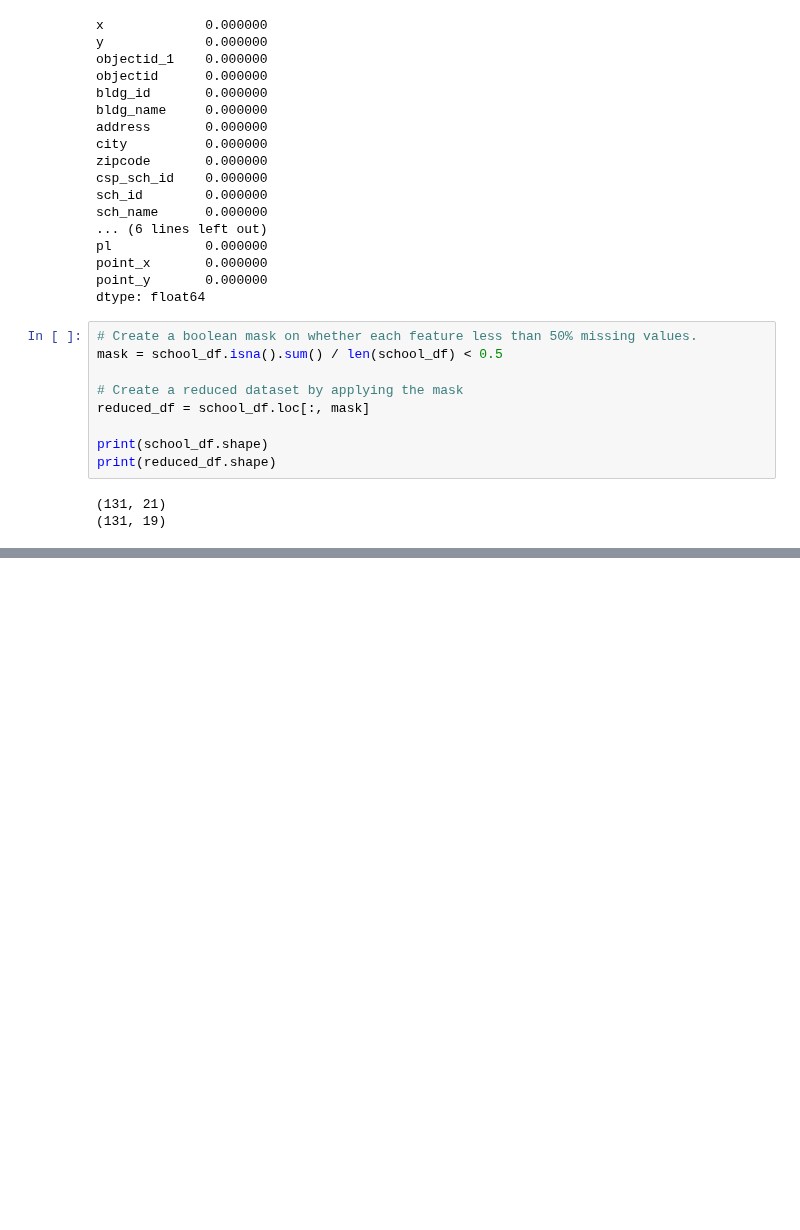
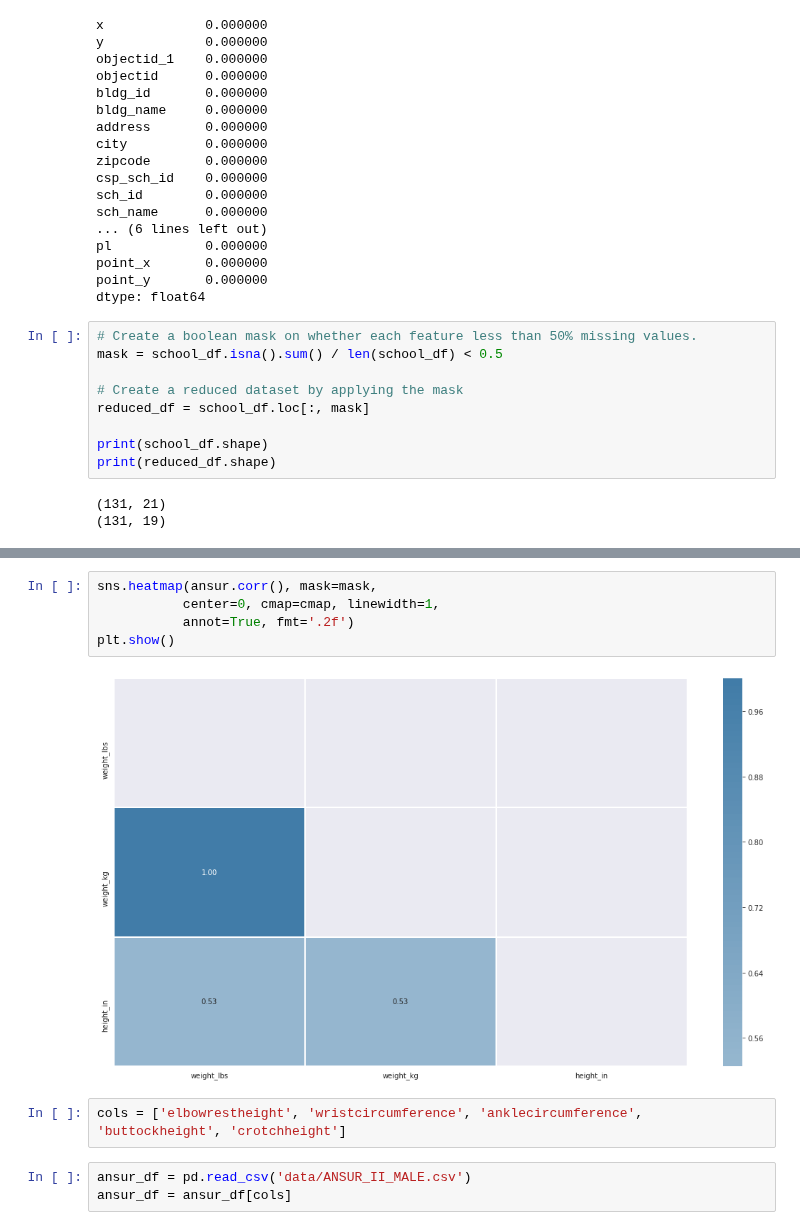
Before and after one commit to MikSm1th/datacamp_notes, a Jupyter notebook: dimension_reduction/2_Feature_selection_1.ipynb, the cells around one changed output, grey strips where cells are left out. Saved outputs shown, nothing was run; the diff lists cells and outputs as text; blank space fills up the shorter version.

```diff
--- a/dimension_reduction/2_Feature_selection_1.ipynb
+++ b/dimension_reduction/2_Feature_selection_1.ipynb
@@ -329,0 +379,12 @@ print(reduced_df.shape)
+# %%
+sns.heatmap(ansur.corr(), mask=mask,
+           center=0, cmap=cmap, linewidth=1,
+           annot=True, fmt='.2f')
+plt.show()
+# %% [output]
+[figure, added]
+# %%
+cols = ['elbowrestheight', 'wristcircumference', 'anklecircumference', 'buttockheight', 'crotchheight']
+# %%
+ansur_df = pd.read_csv('data/ANSUR_II_MALE.csv')
+ansur_df = ansur_df[cols]
```
Also changed, not shown: parts of 12 cells of this notebook, 1 other file.
